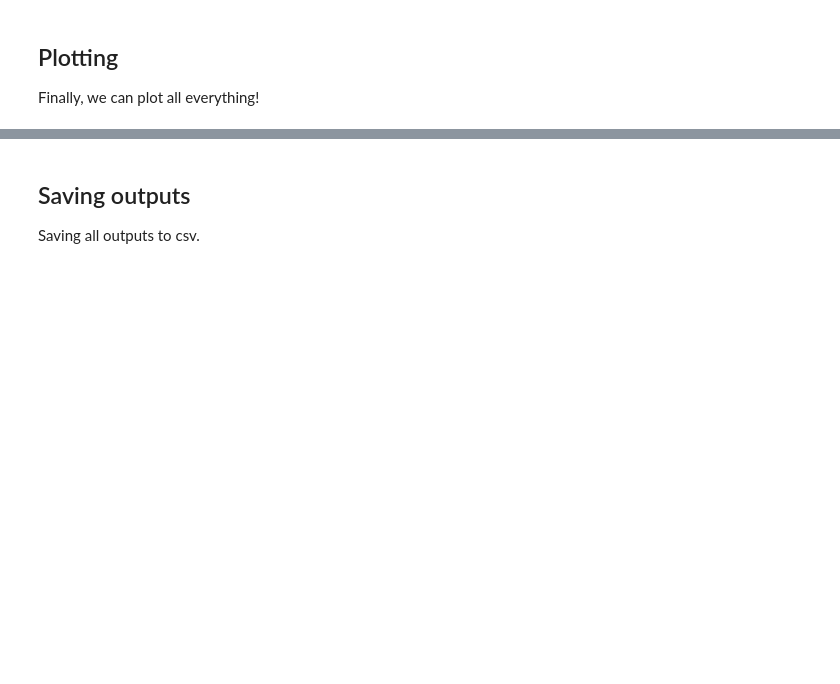
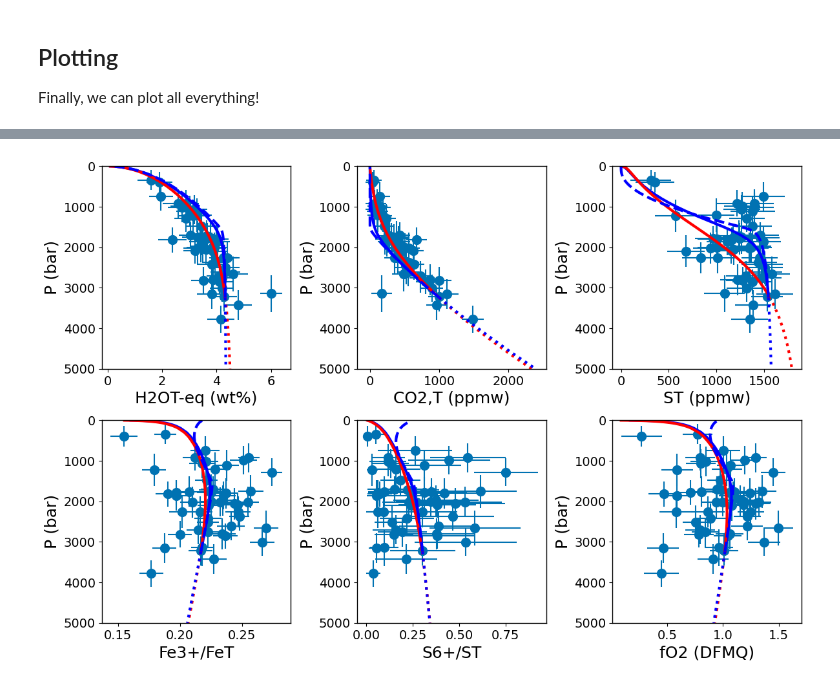
Before and after one commit to kaylai/VolFe-featurebranch, a Jupyter notebook: docs/Examples/5a marianas.ipynb, the cells around one changed output, grey strips where cells are left out. Cells and saved outputs as stored; diff of their text form; code cells hidden in the pictures; blank space fills up the shorter version.

```diff
--- a/docs/Examples/5a marianas.ipynb
+++ b/docs/Examples/5a marianas.ipynb
@@ -459,4 +365,0 @@ fig.tight_layout(pad=1.0)
-# %% [markdown]
-## Saving outputs
-
-Saving all outputs to csv.
@@ -474,0 +366,34 @@ isobars.to_csv('../files/marianas_isobars.csv', index=False, header=True)
+# %%
+fig, ((ax1,ax2,ax3),(ax4,ax5,ax6)) = plt.subplots(2, 3, figsize=(12,8))
+
+for x in [ax1,ax2,ax3,ax4,ax5,ax6]:
+    if x == ax1:
+        value = 'H2OT-eq_wtpc'
+        x.set_xlabel('H2OT-eq (wt%)')
+    elif x == ax2:
+        value = 'CO2T-eq_ppmw'
+        x.set_xlabel('CO2,T (ppmw)')
+    elif x == ax3:
+        value = 'ST_ppmw'
+        x.set_xlabel('ST (ppmw)')
+    elif x == ax4:
+        value = 'Fe3+/FeT'
+        x.set_xlabel('Fe3+/FeT')
+    elif x == ax5:
+        value = 'S6+/ST'
+        x.set_xlabel('S6+/ST')
+    elif x == ax6:
+        value = 'fO2_DFMQ'
+        x.set_xlabel('fO2 (DFMQ)')
+    x.errorbar(pvsat_all_errors[value], y=pvsat_all_errors['P_bar'], xerr=(2.*pvsat_all_errors[value+'_sd']), yerr=(2*pvsat_all_errors["P_bar_sd"]), fmt='o', zorder=0)
+    x.plot(degassing_closed_1[value], degassing_closed_1['P_bar'], '-b', linewidth=3.)
+    x.plot(degassing_closed_2[value], degassing_closed_2['P_bar'], '-r', linewidth=3.)
+    x.plot(regassing_closed_2[value], regassing_closed_2['P_bar'], ':r', linewidth=3.)
+    x.plot(regassing_open[value], regassing_open['P_bar'], ':b', linewidth=3.)
+    x.plot(degassing_open[value], degassing_open['P_bar'], '--b', linewidth=3.)
+    x.set_ylabel('P (bar)')
+    x.set_ylim([5000,0])
+
+fig.tight_layout(pad=1.0)
+# %% [output]
+[figure, added]
```
Also changed, not shown: parts of 42 cells of this notebook.
